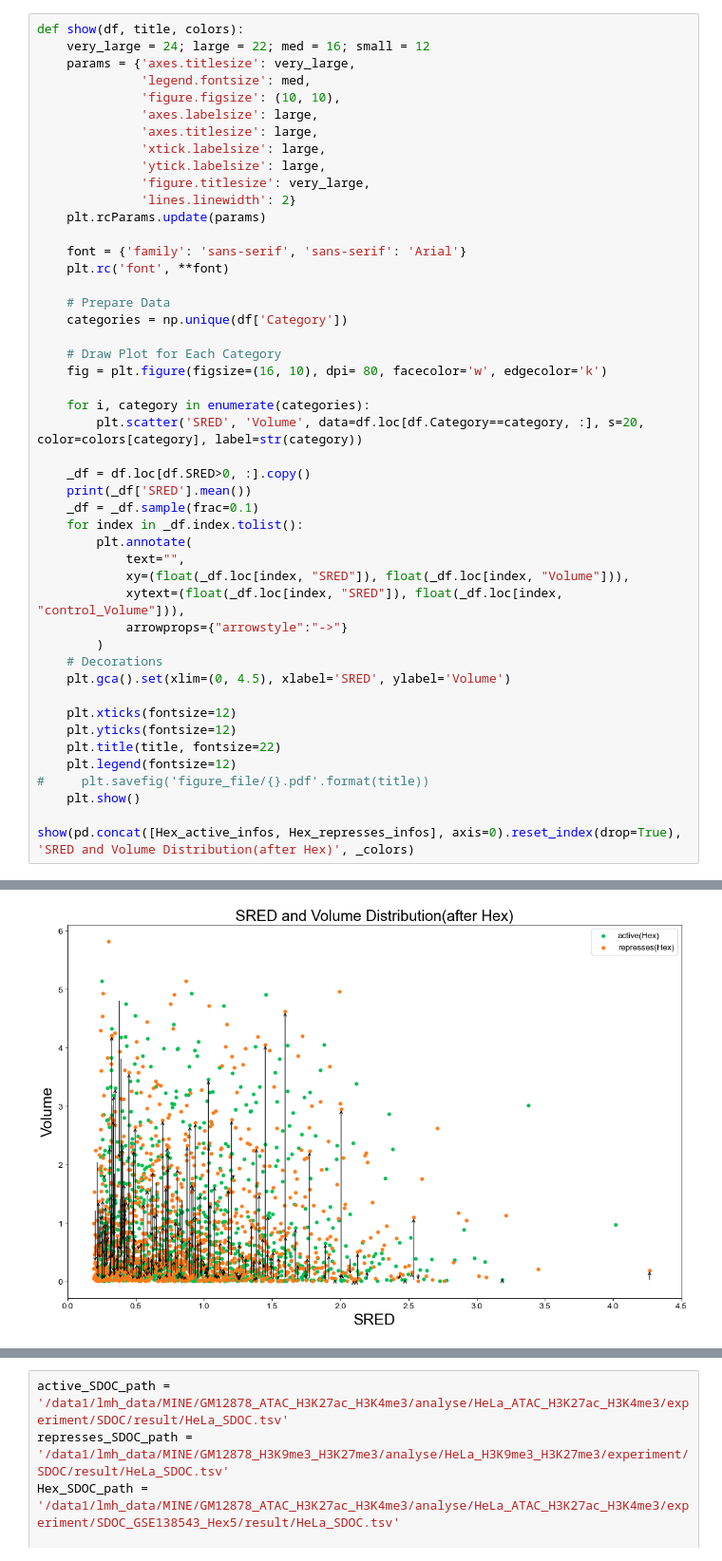
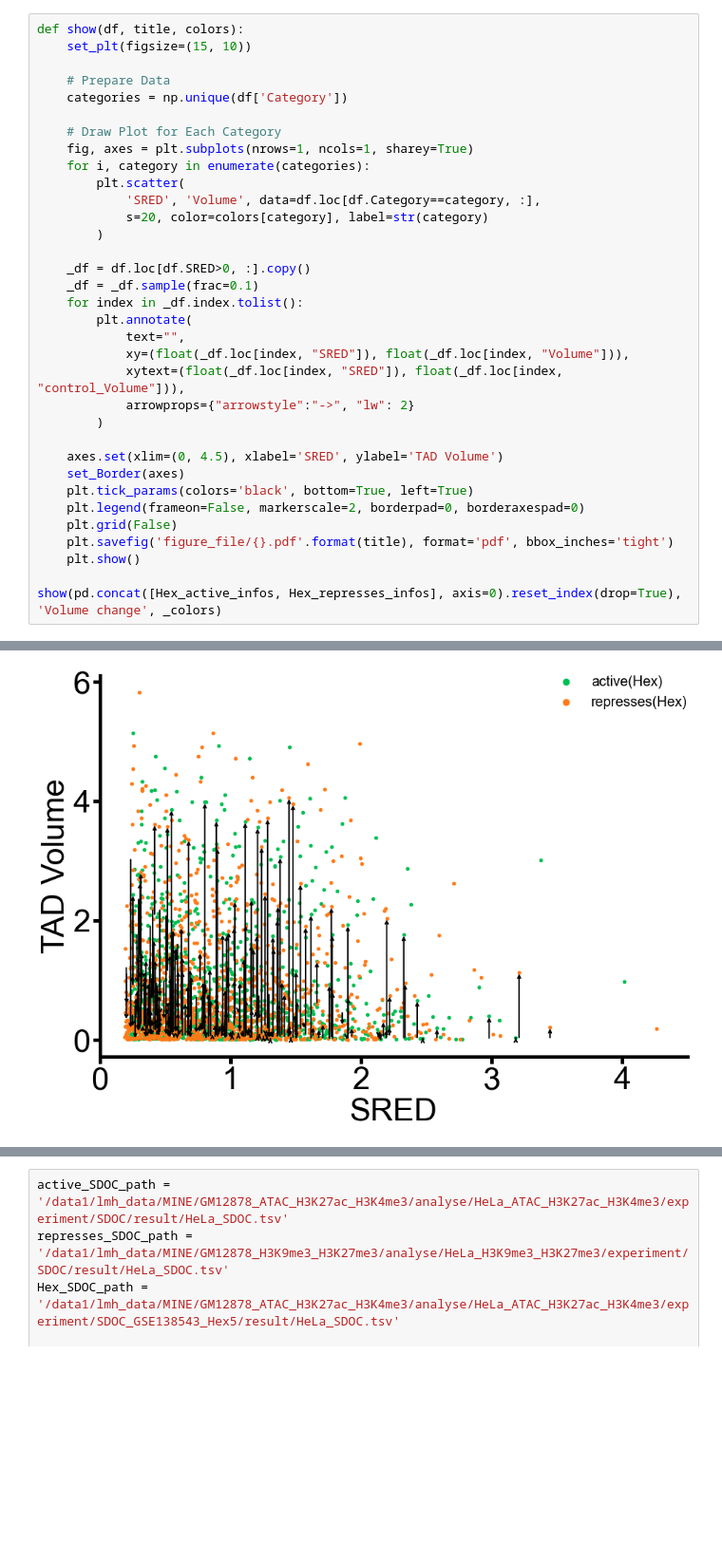
Before and after one commit to MICL-biolab/MINE, a Jupyter notebook: analyse/fig5/Relationship Analysis(TAD).ipynb, the cells around one changed output, grey strips where cells are left out. Shown at 95% size. Drawn from its saved outputs; the diff is of its cells as text; blank space fills up the shorter version.

```diff
--- a/analyse/fig5/Relationship Analysis(TAD).ipynb
+++ b/analyse/fig5/Relationship Analysis(TAD).ipynb
@@ -113,48 +131,35 @@ show(pd.concat([Hex_active_infos, Hex_represses_infos], axis=0), 'SRED and Volum
 # %%
 def show(df, title, colors):
-    very_large = 24; large = 22; med = 16; small = 12
-    params = {'axes.titlesize': very_large,
-              'legend.fontsize': med,
-              'figure.figsize': (10, 10),
-              'axes.labelsize': large,
-              'axes.titlesize': large,
-              'xtick.labelsize': large,
-              'ytick.labelsize': large,
-              'figure.titlesize': very_large,
-              'lines.linewidth': 2}
-    plt.rcParams.update(params)
-
-    font = {'family': 'sans-serif', 'sans-serif': 'Arial'}
-    plt.rc('font', **font)
+    set_plt(figsize=(15, 10))
 
     # Prepare Data
     categories = np.unique(df['Category'])
 
     # Draw Plot for Each Category
-    fig = plt.figure(figsize=(16, 10), dpi= 80, facecolor='w', edgecolor='k')
-
+    fig, axes = plt.subplots(nrows=1, ncols=1, sharey=True)
     for i, category in enumerate(categories):
-        plt.scatter('SRED', 'Volume', data=df.loc[df.Category==category, :], s=20, color=colors[category], label=str(category))
+        plt.scatter(
+            'SRED', 'Volume', data=df.loc[df.Category==category, :],
+            s=20, color=colors[category], label=str(category)
+        )
 
     _df = df.loc[df.SRED>0, :].copy()
-    print(_df['SRED'].mean())
     _df = _df.sample(frac=0.1)
     for index in _df.index.tolist():
         plt.annotate(
             text="",
             xy=(float(_df.loc[index, "SRED"]), float(_df.loc[index, "Volume"])),
             xytext=(float(_df.loc[index, "SRED"]), float(_df.loc[index, "control_Volume"])),
-            arrowprops={"arrowstyle":"->"}
+            arrowprops={"arrowstyle":"->", "lw": 2}
         )
-    # Decorations
-    plt.gca().set(xlim=(0, 4.5), xlabel='SRED', ylabel='Volume')
 
-    plt.xticks(fontsize=12)
-    plt.yticks(fontsize=12)
-    plt.title(title, fontsize=22)
-    plt.legend(fontsize=12)
-#     plt.savefig('figure_file/{}.pdf'.format(title))
+    axes.set(xlim=(0, 4.5), xlabel='SRED', ylabel='TAD Volume')
+    set_Border(axes)
+    plt.tick_params(colors='black', bottom=True, left=True)
+    plt.legend(frameon=False, markerscale=2, borderpad=0, borderaxespad=0)
+    plt.grid(False)
+    plt.savefig('figure_file/{}.pdf'.format(title), format='pdf', bbox_inches='tight')
     plt.show()
 
-show(pd.concat([Hex_active_infos, Hex_represses_infos], axis=0).reset_index(drop=True), 'SRED and Volume Distribution(after Hex)', _colors)
+show(pd.concat([Hex_active_infos, Hex_represses_infos], axis=0).reset_index(drop=True), 'Volume change', _colors)
 # %% [output]
@@ -162,4 +166,4 @@ show(pd.concat([Hex_active_infos, Hex_represses_infos], axis=0).reset_index(drop
-[figure, old version]
+[figure, new version]
 # %%
 def show(df):
     very_large = 24; large = 22; med = 16; small = 12
```
Also changed, not shown: parts of 8 cells of this notebook, 46 other files.
